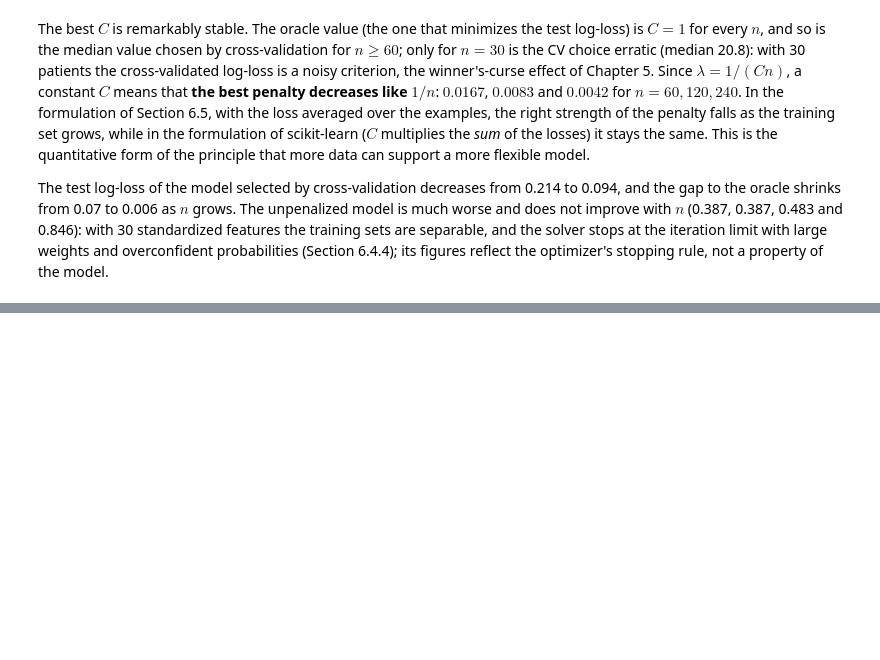
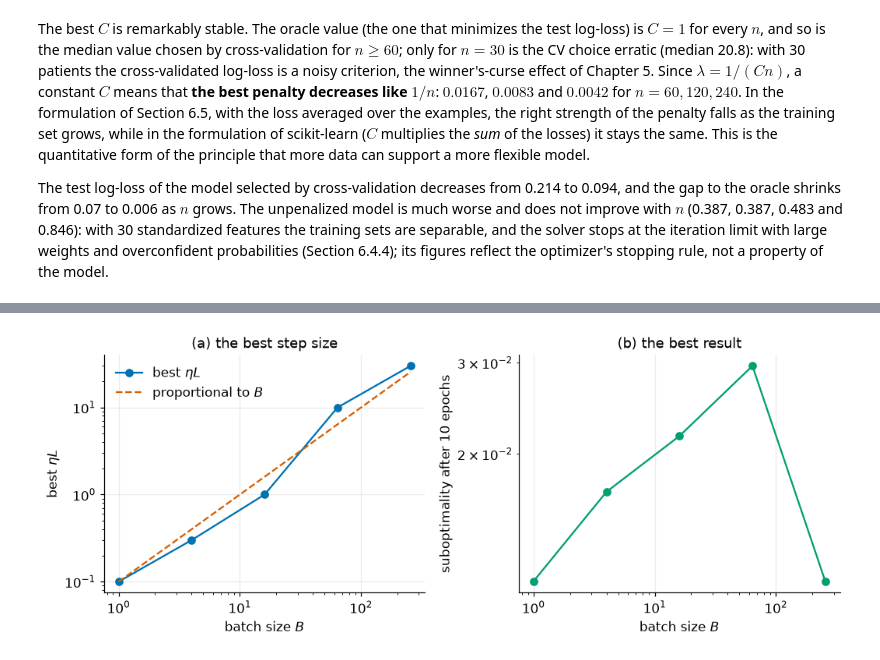
Before and after one commit to Brosss98/machine-learning-with-python-book, a Jupyter notebook: appendices/appendix_c_solutions.ipynb, the cells around one changed output, grey strips where cells are left out. Cells and saved outputs as stored; diff of their text form; code cells hidden in the pictures; blank space fills up the shorter version.

```diff
--- a/appendices/appendix_c_solutions.ipynb
+++ b/appendices/appendix_c_solutions.ipynb
@@ -2085,0 +2392,70 @@ The test log-loss of the model selected by cross-validation decreases from 0.214
+# %%
+def solution_7_9():
+    from scipy.optimize import minimize
+    from scipy.special import logsumexp
+    from sklearn.datasets import load_digits
+    from sklearn.model_selection import train_test_split
+    from sklearn.preprocessing import StandardScaler
+
+    dg = load_digits()
+    Xtr, Xte, ytr, yte = train_test_split(dg.data, dg.target, test_size=0.25, random_state=SEED, stratify=dg.target)
+    sc = StandardScaler().fit(Xtr)
+    Z = sc.transform(Xtr)
+    n, d = Z.shape
+    K = 10
+    Y = np.eye(K)[ytr]
+    lam = 1 / (3.16 * n)
+
+    def obj(w, idx=None):
+        W, b = w[:K * d].reshape(K, d), w[K * d:]
+        A, Yb = (Z, Y) if idx is None else (Z[idx], Y[idx])
+        S = A @ W.T + b
+        logp = S - logsumexp(S, axis=1, keepdims=True)
+        P = np.exp(logp)
+        f = -np.mean(np.sum(Yb * logp, axis=1)) + 0.5 * lam * np.sum(W**2)
+        return f, np.r_[((P - Yb).T @ A / len(A) + lam * W).ravel(), (P - Yb).mean(axis=0)]
+
+    w0 = np.zeros(K * d + K)
+    res = minimize(obj, w0, jac=True, method="L-BFGS-B", options={"maxiter": 5000, "gtol": 1e-12, "ftol": 1e-16})
+    f_star = res.fun
+    L = np.linalg.eigvalsh(Z.T @ Z / n)[-1] / 2 + lam
+
+    def sgd(batch, eta, epochs=10):
+        rng = np.random.default_rng(SEED)
+        w = w0.copy()
+        for _ in range(epochs):
+            perm = rng.permutation(n)
+            for start in range(0, n, batch):
+                w = w - eta * obj(w, idx=perm[start:start + batch])[1]
+        f = obj(w)[0]
+        return f - f_star if np.isfinite(f) else np.inf
+
+    batches = [1, 4, 16, 64, 256]
+    etaLs = [0.01, 0.03, 0.1, 0.3, 1, 3, 10, 30, 100, 300]
+    grid = pd.DataFrame(index=batches, columns=etaLs, dtype=float)
+    with np.errstate(all="ignore"):
+        for B in batches:
+            for e in etaLs:
+                grid.loc[B, e] = sgd(B, e / L)
+    print("suboptimality after 10 epochs (rows: batch size, columns: eta * L)")
+    print(grid.to_string(float_format=lambda v: f"{v:.2e}"))
+    best = grid.idxmin(axis=1).astype(float)
+    best_gap = grid.min(axis=1)
+    print("best eta * L:", dict(zip(batches, [float(v) for v in best])))
+    slope = np.polyfit(np.log(batches), np.log(best.values), 1)[0]
+    print(f"(b) slope of log(best eta L) against log(B): {slope:.2f}")
+    print("(c) best suboptimality after 10 epochs:", "  ".join(f"B={B}: {g:.2e}" for B, g in best_gap.items()),
+          f"  | updates per epoch: " + ", ".join(f"{int(np.ceil(n / B))}" for B in batches))
+    fig, axes = plt.subplots(1, 2, figsize=(9.6, 3.8))
+    axes[0].loglog(batches, best.values, "o-", color=BLUE, label="best $\\eta L$")
+    axes[0].loglog(batches, best.values[0] * np.array(batches), "--", color=VERMILION, label="proportional to $B$")
+    axes[0].set(xlabel="batch size $B$", ylabel=r"best $\eta L$", title="(a) the best step size")
+    axes[0].legend(frameon=False)
+    axes[1].loglog(batches, best_gap.values, "o-", color=GREEN)
+    axes[1].set(xlabel="batch size $B$", ylabel="suboptimality after 10 epochs", title="(b) the best result")
+    fig.tight_layout()
+    plt.show()
+
+
+solution_7_9()
+# %% [output]
@@ -2085,0 +2472 @@ The test log-loss of the model selected by cross-validation decreases from 0.214
+[figure, added]
```
Also changed, not shown: parts of 11 cells of this notebook, 11 other files.
